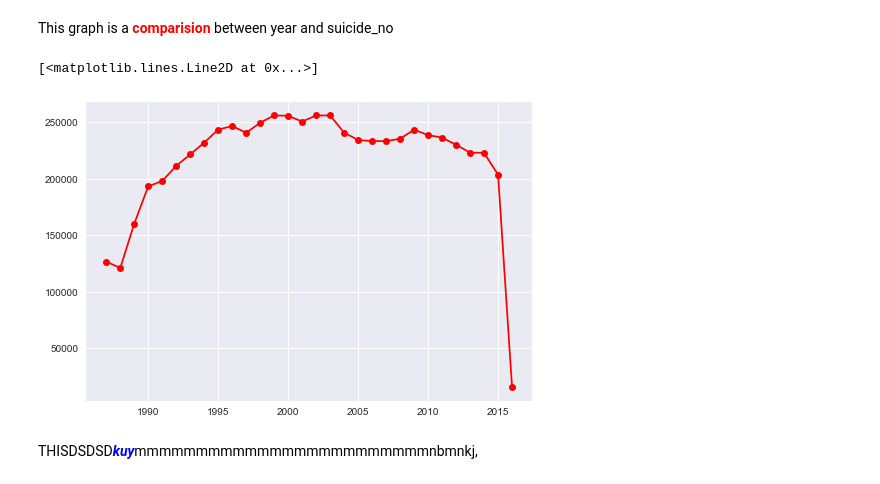
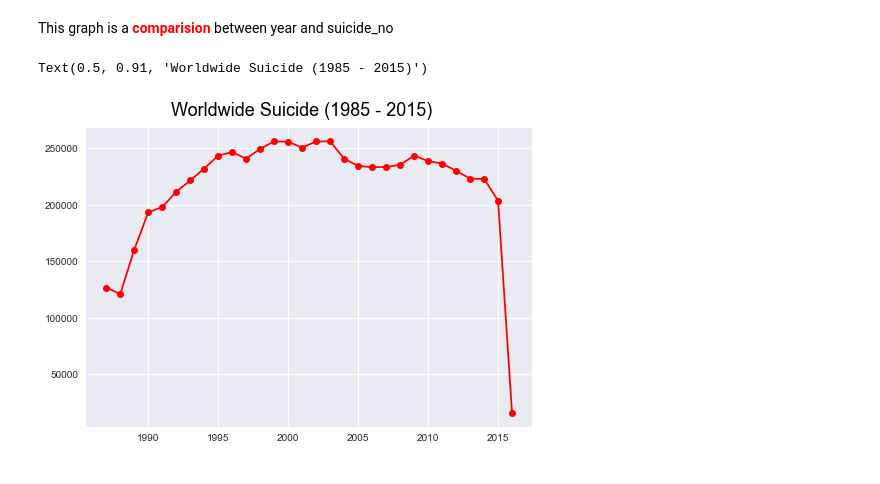
Before and after one commit to yukimura-ixa/ProjectPSIT, a Jupyter notebook: project.ipynb, the cells around one changed output. Saved outputs shown, nothing was run; the diff lists cells and outputs as text; code cells hidden in the pictures.

```diff
--- a/project.ipynb
+++ b/project.ipynb
@@ -5,2 +13,2 @@ import matplotlib.pyplot as plt
 # %%
-df = pd.read_csv('https://raw.githubusercontent.com/artist0123/ProjectPSIT/main/master.csv', engine = 'python', sep = ',')
+data = pd.read_csv('https://raw.githubusercontent.com/artist0123/ProjectPSIT/main/master.csv', engine = 'python', sep = ',')
@@ -23,2 +14,0 @@ df
-# %%
-plt.style.use('seaborn')
@@ -25,11 +46,10 @@ plt.style.use('seaborn')
 # %%
-df = df[df.year >= 1987].groupby('year').sum()
+data_one = data[data.year >= 1987].groupby('year').sum()
 # %% [markdown]
 This graph is a **<span style=color:red>comparision</span>** between year and suicide_no
-# %%
-plt.plot(df.index, df['suicides_no'], 'ro-')
-# %% [output]
-[<matplotlib.lines.Line2D at 0x...>]
-[figure, removed]
-# %% [markdown]
-THISDSDSD<span style=color:blue>***kuy***</span>mmmmmmmmmmmmmmmmmmmmmmmmnbmnkj,
+# %%
+plt.plot(data_one.index, data_one['suicides_no'], 'ro-')
+plt.figtext(.5,.91,'Worldwide Suicide (1985 - 2015)', color='black', fontsize=18, ha='center')
+# %% [output]
+Text(0.5, 0.91, 'Worldwide Suicide (1985 - 2015)')
+[figure, added]
```
Also changed, not shown: parts of 7 cells of this notebook.
